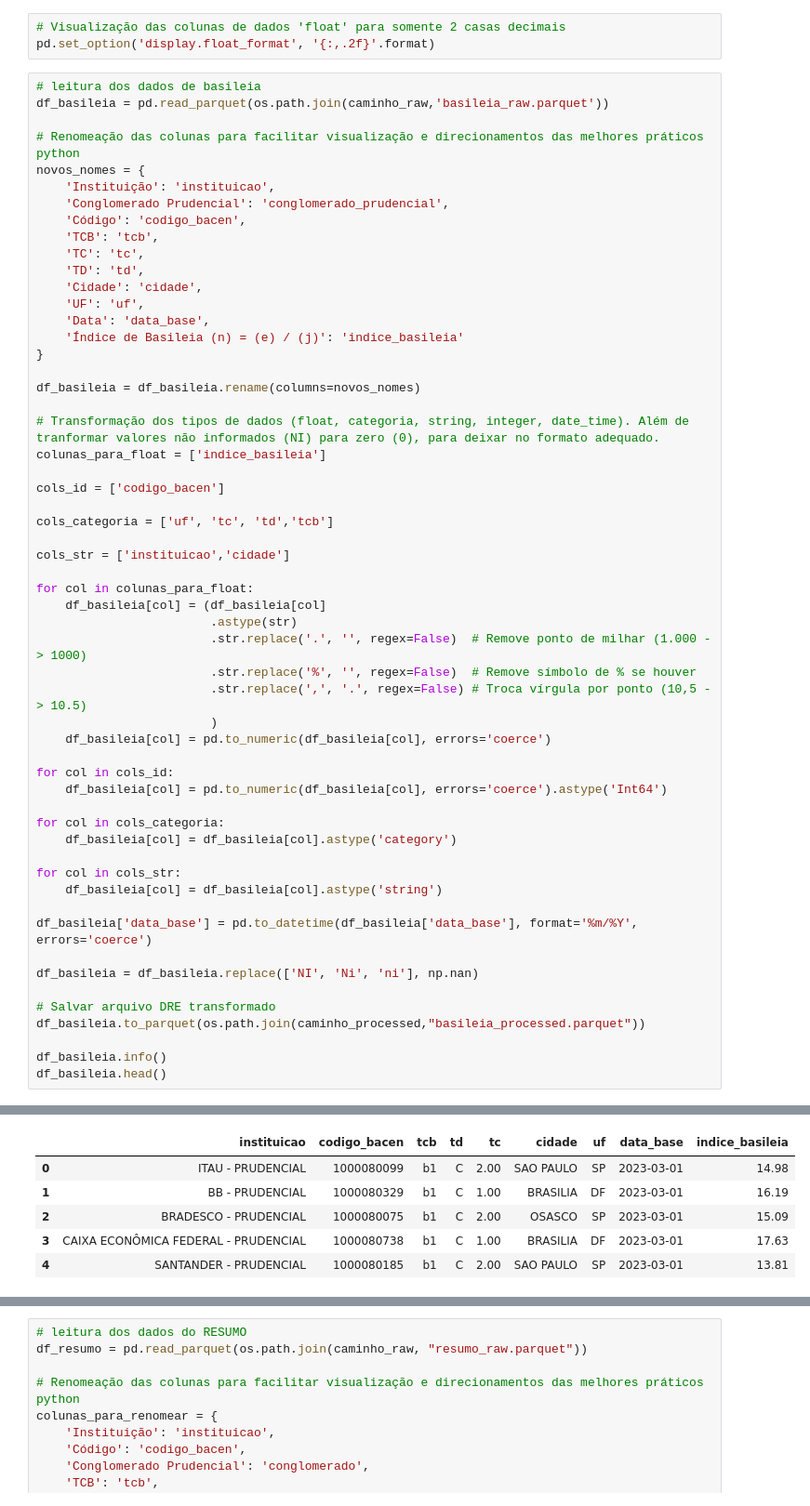
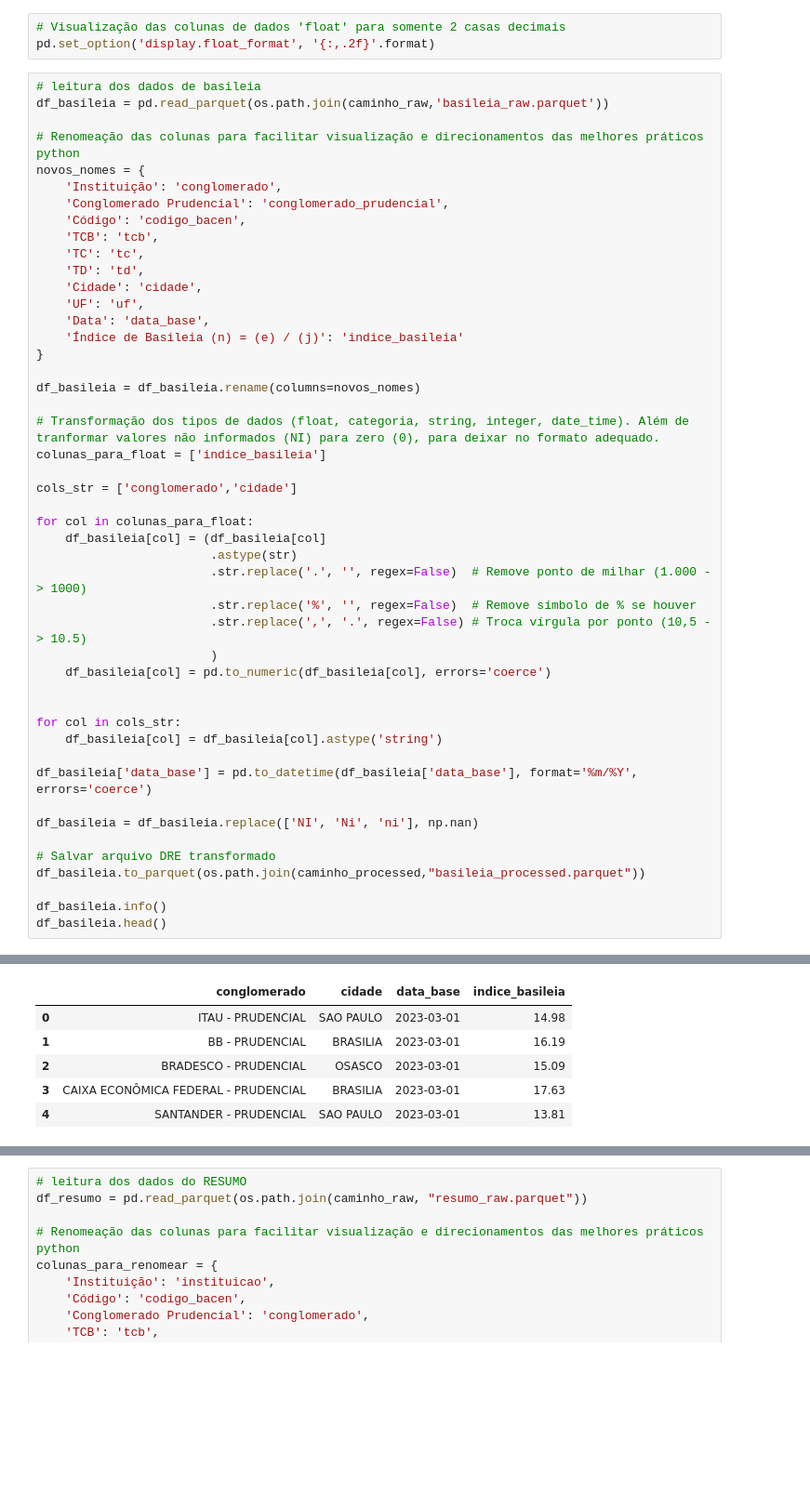
Before and after one commit to ThiagoPBorges/Banco-Master-Analise, a Jupyter notebook: notebook/02_tranformação.ipynb, the cells around one changed output, grey strips where cells are left out. Shown at 93% size. Saved outputs shown, nothing was run; the diff lists cells and outputs as text; blank space fills up the shorter version.

```diff
--- a/notebook/02_tranformação.ipynb
+++ b/notebook/02_tranformação.ipynb
@@ -16,7 +16,7 @@ df_basileia = pd.read_parquet(os.path.join(caminho_raw,'basileia_raw.parquet'))
 
 # Renomeação das colunas para facilitar visualização e direcionamentos das melhores práticos python
 novos_nomes = {
-    'Instituição': 'instituicao',
+    'Instituição': 'conglomerado',
     'Conglomerado Prudencial': 'conglomerado_prudencial',
     'Código': 'codigo_bacen',
     'TCB': 'tcb',
@@ -33,11 +33,7 @@ df_basileia = df_basileia.rename(columns=novos_nomes)
 # Transformação dos tipos de dados (float, categoria, string, integer, date_time). Além de tranformar valores não informados (NI) para zero (0), para deixar no formato adequado.
 colunas_para_float = ['indice_basileia']
 
-cols_id = ['codigo_bacen']
-
-cols_categoria = ['uf', 'tc', 'td','tcb']
-
-cols_str = ['instituicao','cidade']
+cols_str = ['conglomerado','cidade']
 
 for col in colunas_para_float:
     df_basileia[col] = (df_basileia[col]
@@ -48,11 +44,6 @@ for col in colunas_para_float:
                         )
     df_basileia[col] = pd.to_numeric(df_basileia[col], errors='coerce')
 
-for col in cols_id:
-    df_basileia[col] = pd.to_numeric(df_basileia[col], errors='coerce').astype('Int64')
-
-for col in cols_categoria:
-    df_basileia[col] = df_basileia[col].astype('category')
 
 for col in cols_str:
     df_basileia[col] = df_basileia[col].astype('string')
@@ -86,9 +72,9 @@ memory usage: 650.8 KB
-|  | instituicao | codigo_bacen | tcb | td | tc | cidade | uf | data_base | indice_basileia |
-| 0 | ITAU - PRUDENCIAL | 1000080099 | b1 | C | 2.00 | SAO PAULO | SP | 2023-03-01 | 14.98 |
-| 1 | BB - PRUDENCIAL | 1000080329 | b1 | C | 1.00 | BRASILIA | DF | 2023-03-01 | 16.19 |
-| 2 | BRADESCO - PRUDENCIAL | 1000080075 | b1 | C | 2.00 | OSASCO | SP | 2023-03-01 | 15.09 |
-| 3 | CAIXA ECONÔMICA FEDERAL - PRUDENCIAL | 1000080738 | b1 | C | 1.00 | BRASILIA | DF | 2023-03-01 | 17.63 |
-| 4 | SANTANDER - PRUDENCIAL | 1000080185 | b1 | C | 2.00 | SAO PAULO | SP | 2023-03-01 | 13.81 |
+|  | conglomerado | cidade | data_base | indice_basileia |
+| 0 | ITAU - PRUDENCIAL | SAO PAULO | 2023-03-01 | 14.98 |
+| 1 | BB - PRUDENCIAL | BRASILIA | 2023-03-01 | 16.19 |
+| 2 | BRADESCO - PRUDENCIAL | OSASCO | 2023-03-01 | 15.09 |
+| 3 | CAIXA ECONÔMICA FEDERAL - PRUDENCIAL | BRASILIA | 2023-03-01 | 17.63 |
+| 4 | SANTANDER - PRUDENCIAL | SAO PAULO | 2023-03-01 | 13.81 |
 # %%
 # leitura dos dados do dre
 df_dre = pd.read_parquet(os.path.join(caminho_raw,'dre_raw.parquet'))
```
Also changed, not shown: parts of 3 cells of this notebook, 6 other files.
